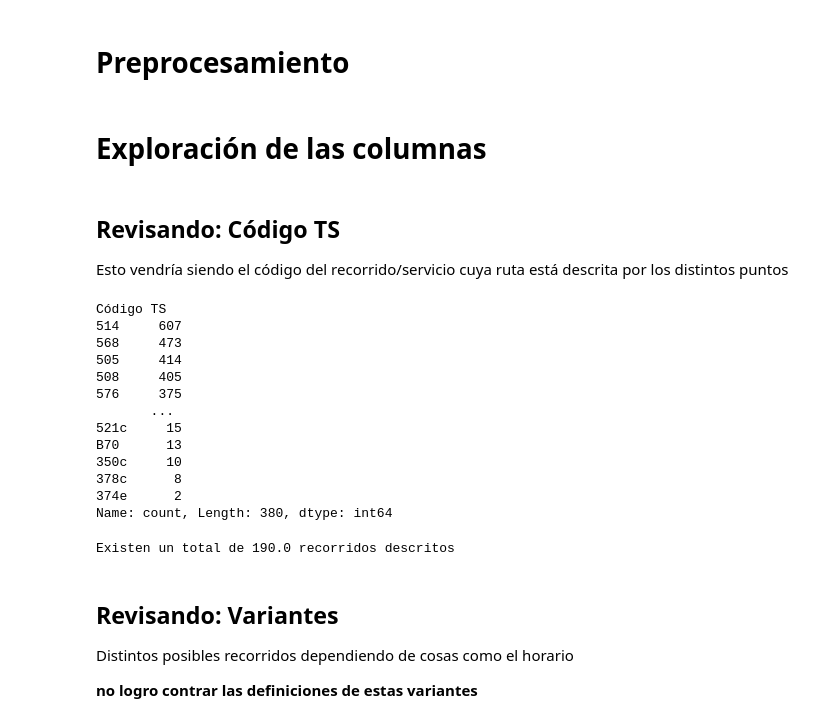
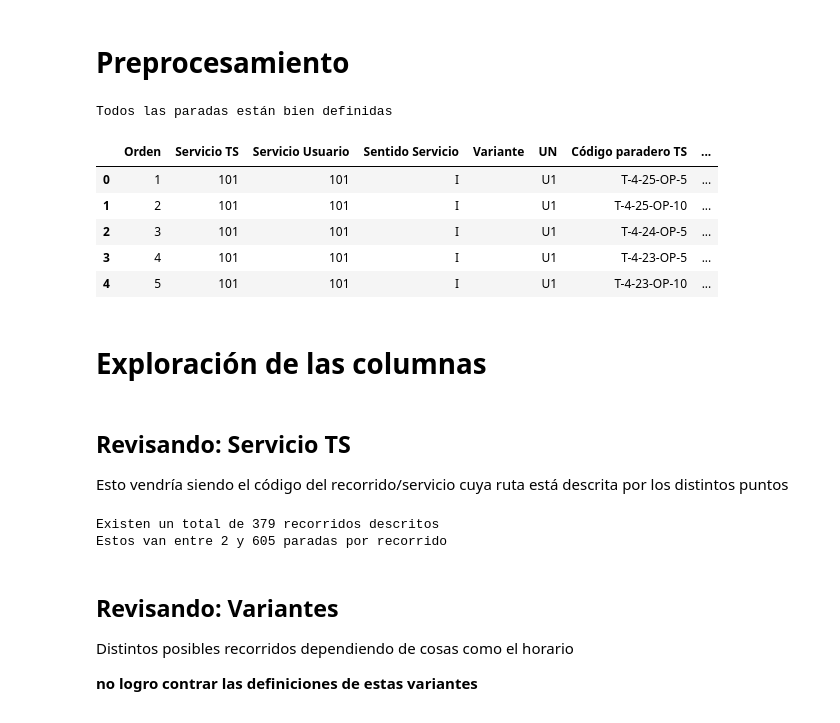
Before and after one commit to joaquincarreno/BusY, a Jupyter notebook: notebooks/02_exploration_paraderos.ipynb, the cells around one changed output. Saved outputs shown, nothing was run; the diff lists cells and outputs as text; code cells hidden in the pictures.

```diff
--- a/notebooks/02_exploration_paraderos.ipynb
+++ b/notebooks/02_exploration_paraderos.ipynb
@@ -36,30 +32,52 @@ df['Sentido Servicio'] = df['Sentido Servicio'].apply(lambda x: x if x != 'ida'
+# %%
+#    'Orden', 'Servicio TS', 'Servicio Usuario', 'Sentido Servicio',
+#    'Varian-te', 'UN', 'Código paradero TS', 'Código  paradero Usuario',
+#    'Comuna', 'Eje', 'Desde ( Cruce 1)', 'Hacia ( Cruce 2)', 'x', 'y',
+#    'Nombre Paradero', 'Zonas Pagas (horario de operación)',
+#    'Paradas con Excepciones'
+
+# nombres columnas
+df = df.rename(columns={'Varian-te': 'Variante', 'Zonas Pagas (horario de operación)': 'Zonas Pagas'})
+
+# eliminamos paradas con datos faltantes
+defined_code = df['Código paradero TS'] != 'POR DEFINIR'
+defined_x = df['x'] != 'POR DEFINIR'
+defined_y = df['y'] != 'POR DEFINIR'
+df = df[defined_code & defined_y & defined_x]
+
+defined_count = (defined_code & defined_y & defined_x).value_counts()
+if(len(defined_count) == 1 and defined_count.iloc[0] == len(df)):
+    print('Todos las paradas están bien definidas')
+
+# arreglar mayúsculas
+df['Sentido Servicio'] = df['Sentido Servicio'].apply(lambda x: x if x != 'ida' else 'Ida')
+
+# llenamos los vacíos con un string vacío
+df['Variante'] = df['Variante'].fillna('')
+
+df.head()
+# %% [output]
+Todos las paradas están bien definidas
+|  | Orden | Servicio TS | Servicio Usuario | Sentido Servicio | Variante | UN | Código paradero TS | ... |
+| 0 | 1 | 101 | 101 | I |  | U1 | T-4-25-OP-5 | ... |
+| 1 | 2 | 101 | 101 | I |  | U1 | T-4-25-OP-10 | ... |
+| 2 | 3 | 101 | 101 | I |  | U1 | T-4-24-OP-5 | ... |
+| 3 | 4 | 101 | 101 | I |  | U1 | T-4-23-OP-5 | ... |
+| 4 | 5 | 101 | 101 | I |  | U1 | T-4-23-OP-10 | ... |
 # %% [markdown]
 # Exploración de las columnas
 # %% [markdown]
-## Revisando: Código TS
+## Revisando: Servicio TS
 Esto vendría siendo el código del recorrido/servicio cuya ruta está descrita por los distintos puntos
-# %%
-servicio_count = df['Código TS'].value_counts()
-servicio_count
-# %% [output]
-Código TS
-514     607
-568     473
-505     414
-508     405
-576     375
-       ...
-521c     15
-B70      13
-350c     10
-378c      8
-374e      2
-Name: count, Length: 380, dtype: int64
 # %%
 # cantidad de recorridos
-print("Existen un total de {} recorridos descritos".format(len(df['Código TS'].value_counts()) / 2))
+servicio_count = df['Servicio TS'].value_counts()
+
+print("Existen un total de {} recorridos descritos".format(len(df['Servicio TS'].value_counts())))
+print('Estos van entre {min} y {max} paradas por recorrido'.format(min=servicio_count.iloc[-1], max=servicio_count.iloc[0]))
 # %% [output]
-Existen un total de 190.0 recorridos descritos
+Existen un total de 379 recorridos descritos
+Estos van entre 2 y 605 paradas por recorrido
 # %% [markdown]
 ## Revisando: Variantes
 Distintos posibles recorridos dependiendo de cosas como el horario
```
Also changed, not shown: parts of 14 cells of this notebook, 3 other files.
